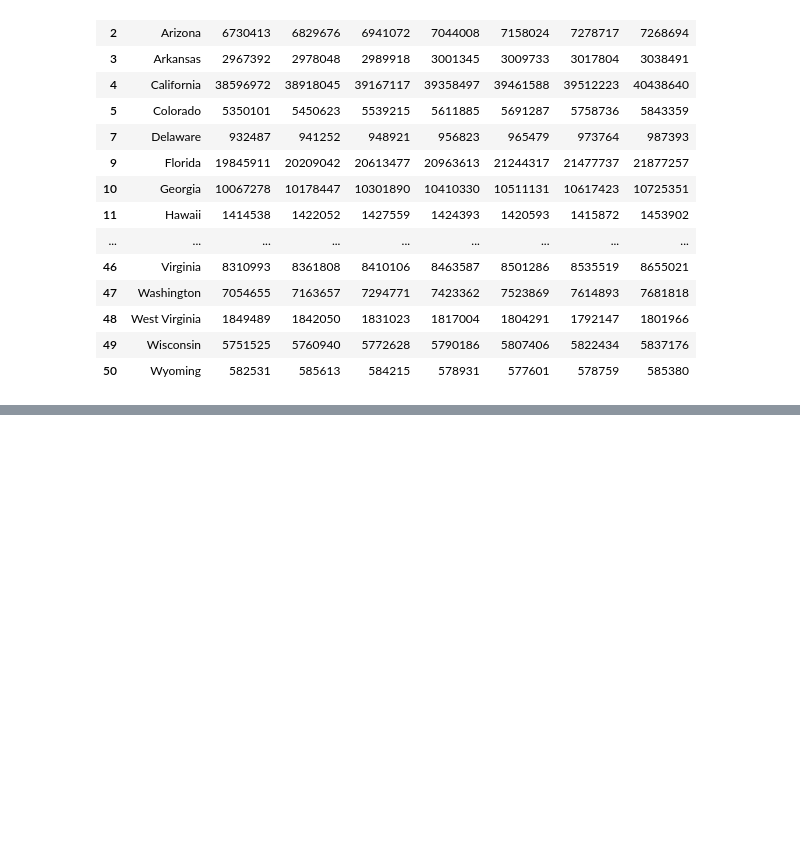
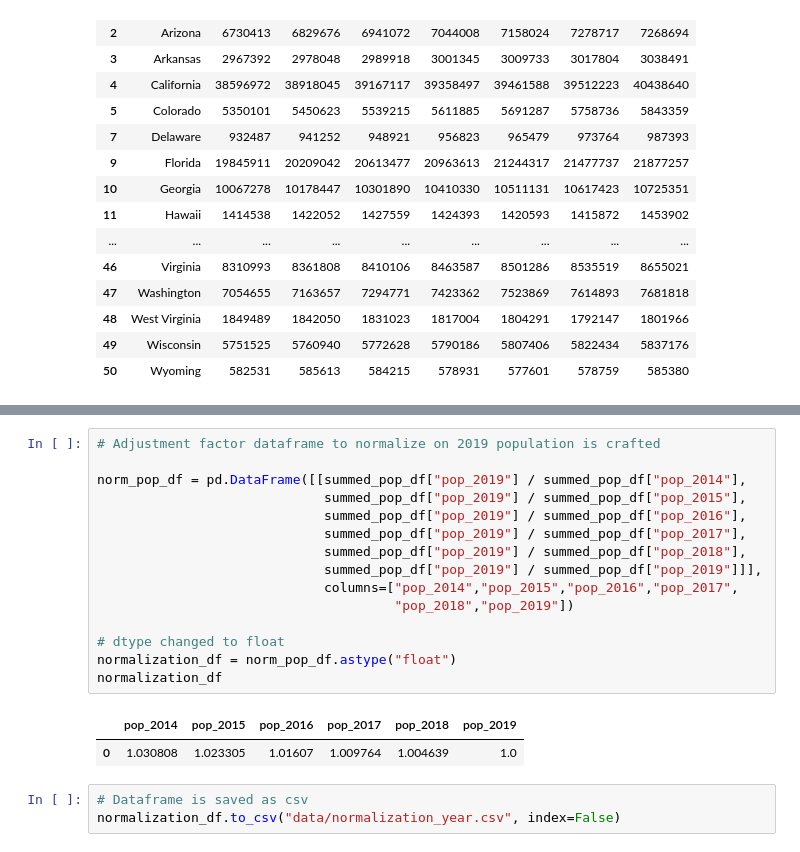
Before and after one commit to JamesRucker/Unexplained_deaths, a Jupyter notebook: Pop_Normalization.ipynb, the cells around one changed output, grey strips where cells are left out. Drawn from its saved outputs; the diff is of its cells as text; blank space fills up the shorter version.

Commit message:
normalization dataframe crafted

```diff
--- a/Data_Wrangling.ipynb
+++ b/Pop_Normalization.ipynb
@@ -110,3 +110,24 @@ final_2014_2018_df
 | 49 | Wisconsin | 5751525 | 5760940 | 5772628 | 5790186 | 5807406 | 5822434 | 5837176 |
 | 50 | Wyoming | 582531 | 585613 | 584215 | 578931 | 577601 | 578759 | 585380 |
 | 0 | United States (w/o dropped) | 304111269 | 306340995 | 308522567 | 310449103 | 312032819 | 313480403 | 317633417 |
+# %%
+# Adjustment factor dataframe to normalize on 2019 population is crafted
+
+norm_pop_df = pd.DataFrame([[summed_pop_df["pop_2019"] / summed_pop_df["pop_2014"],
+                             summed_pop_df["pop_2019"] / summed_pop_df["pop_2015"],
+                             summed_pop_df["pop_2019"] / summed_pop_df["pop_2016"],
+                             summed_pop_df["pop_2019"] / summed_pop_df["pop_2017"],
+                             summed_pop_df["pop_2019"] / summed_pop_df["pop_2018"],
+                             summed_pop_df["pop_2019"] / summed_pop_df["pop_2019"]]],
+                             columns=["pop_2014","pop_2015","pop_2016","pop_2017",
+                                      "pop_2018","pop_2019"])
+
+# dtype changed to float
+normalization_df = norm_pop_df.astype("float")
+normalization_df
+# %% [output]
+|  | pop_2014 | pop_2015 | pop_2016 | pop_2017 | pop_2018 | pop_2019 |
+| 0 | 1.030808 | 1.023305 | 1.01607 | 1.009764 | 1.004639 | 1.0 |
+# %%
+# Dataframe is saved as csv
+normalization_df.to_csv("data/normalization_year.csv", index=False)
```
Also changed, not shown: 1 other file.
